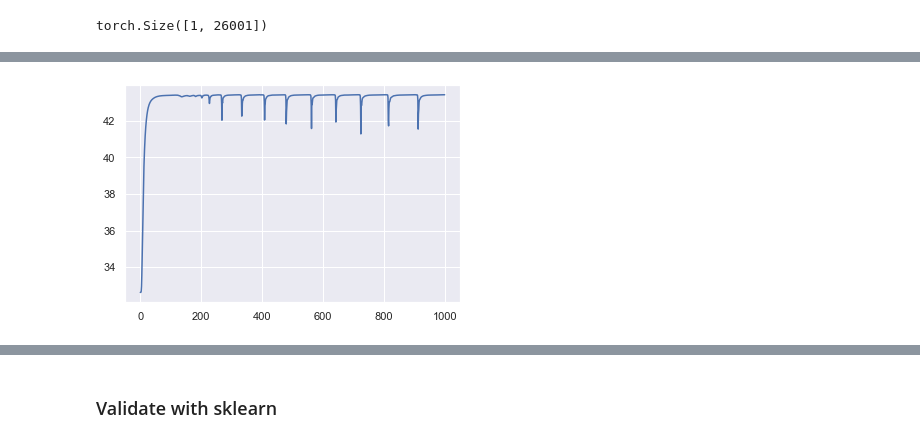
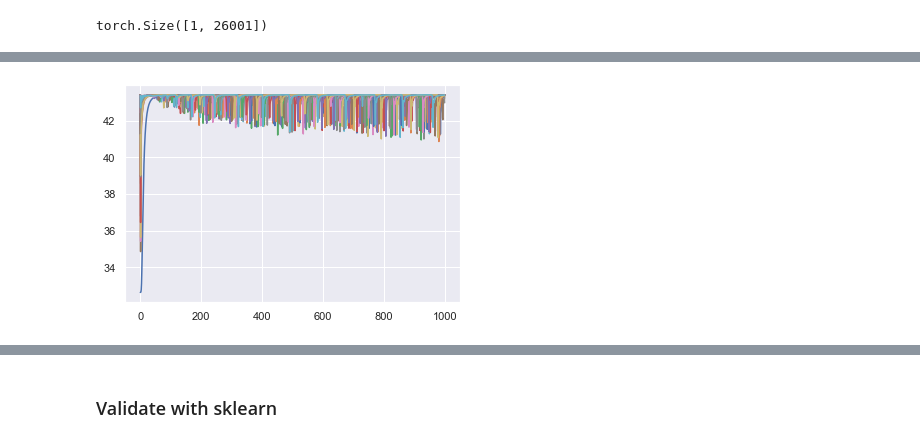
Before and after one commit to NickMeim/FattyLiverModeling, a Jupyter notebook: optimization/maximizeExplainedVariance.ipynb, the cells around one changed output, grey strips where cells are left out. Cells and saved outputs as stored; diff of their text form; code cells hidden in the pictures.

Commit message:
drafts for figures 3,4 and 6, with 6 being for variance optimization, are ready

```diff
--- a/optimization/maximizeExplainedVariance.ipynb
+++ b/optimization/maximizeExplainedVariance.ipynb
@@ -188,52 +188,63 @@ torch.Size([1, 26001])
 # %%
 df_lean = pd.DataFrame({})
 # df_fatty = pd.DataFrame({})
-loss_all = []
-exp_var_all = []
 iters = 1000
-torch.autograd.set_detect_anomaly(True)
-j=0
-for i in range(iters):
-    optimizer.zero_grad()
-    Xstar_lean = XB_lean + Input_lean
-    #Xstar_fatty = XB_fatty + Input_fatty
-    #X = torch.concat((XB,Xstar_lean,Xstar_fatty),0)
-    X = torch.concat((XB,Xstar_lean),0)
-    U,S,V = torch.svd(X)
-    #Z_A_B = torch.matmul(XA,P.T)
-    Z_A_B = torch.matmul(XA,V)
-    varAB = torch.var(Z_A_B,axis=0).sum()
+# torch.autograd.set_detect_anomaly(True)
+# j=0
+all_dx = np.zeros((30,XB.shape[1]))
+for j in range(30):
+    Input_lean = torch.nn.Parameter(dX_lean, requires_grad = True)
+    Input_lean.retain_grad()
+    optimizer = torch.optim.Adam([Input_lean],lr= 0.1,weight_decay=0)
+    torch.autograd.set_detect_anomaly(True)
+    loss_all = []
+    exp_var_all = []
+    for i in range(iters):
+        optimizer.zero_grad()
+        Xstar_lean = XB_lean + Input_lean
+        #Xstar_fatty = XB_fatty + Input_fatty
+        #X = torch.concat((XB,Xstar_lean,Xstar_fatty),0)
+        X = torch.concat((XB,Xstar_lean),0)
+        U,S,V = torch.svd(X)
+        #Z_A_B = torch.matmul(XA,P.T)
+        Z_A_B = torch.matmul(XA,V)
+        varAB = torch.var(Z_A_B,axis=0).sum()
 
-    ## spearman loss
-    #lean_spear = torch.abs(spearman_corr(Input_lean.squeeze(),W_B_extra[:,0]))
-    #lean_spear = lean_spear + torch.abs(spearman_corr(Input_lean.squeeze(),W_B_extra[:,1]))
-    #fatty_spear = spearman_corr(Input_fatty.squeeze(),W_B_extra[:,0]) + spearman_corr(Input_fatty.squeeze(),W_B_extra[:,1])
+        ## spearman loss
+        #lean_spear = torch.abs(spearman_corr(Input_lean.squeeze(),W_B_extra[:,0]))
+        #lean_spear = lean_spear + torch.abs(spearman_corr(Input_lean.squeeze(),W_B_extra[:,1]))
+        #fatty_spear = spearman_corr(Input_fatty.squeeze(),W_B_extra[:,0]) + spearman_corr(Input_fatty.squeeze(),W_B_extra[:,1])
 
-    loss = - varAB/varA
-    loss = loss + 1e-6 * torch.sum(torch.abs(Input_lean))
+        loss = - varAB/varA
+        loss = loss + 1e-6 * torch.sum(torch.abs(Input_lean))
 
-    loss.backward()
-    optimizer.step()
-    #scheduler.step()
+        loss.backward()
+        optimizer.step()
+        #scheduler.step()
 
-    exp_var = 100 * varAB/varA
-    exp_var = exp_var.item()
-    loss_all.append(loss.item())
-    exp_var_all.append(exp_var)
-    if i % 200 == 0 :
-        outString = 'Sample {:.0f} Iteration={:.0f}'.format(j,i)
-        outString += ', loss={:.4f}'.format(loss.item())
-        outString += ', explained_variance={:.2f}%'.format(exp_var)
-        print(outString)
-outString = 'Sample {:.0f} Iteration={:.0f}'.format(j,i)
-outString += ', loss={:.4f}'.format(loss.item())
-outString += ', explained_variance={:.2f}%'.format(exp_var)
-print(outString)
-lean_dx = pd.DataFrame(Input_lean.detach().cpu().numpy())
+        exp_var = 100 * varAB/varA
+        exp_var = exp_var.item()
+        loss_all.append(loss.item())
+        exp_var_all.append(exp_var)
+        if i % 200 == 0 :
+            outString = 'Sample {:.0f} Iteration={:.0f}'.format(j,i)
+            outString += ', loss={:.4f}'.format(loss.item())
+            outString += ', explained_variance={:.2f}%'.format(exp_var)
+            print(outString)
+    outString = 'Sample {:.0f} Iteration={:.0f}'.format(j,i)
+    outString += ', loss={:.4f}'.format(loss.item())
+    outString += ', explained_variance={:.2f}%'.format(exp_var)
+    print(outString)
+    plt.plot(range(iters),exp_var_all)
+    all_dx[j,:] = Input_lean.detach().cpu().numpy()
+    j = j +1
+# lean_dx = pd.DataFrame(Input_lean.detach().cpu().numpy())
+lean_dx = pd.DataFrame(np.mean(all_dx,0)).T
 lean_dx.columns = X_B.columns.values
+lean_dx_std = pd.DataFrame(np.std(all_dx,0)).T
+lean_dx_std.columns = X_B.columns.values
 df_lean = df_lean.append(lean_dx)
 # fatty_dx = pd.DataFrame(Input_fatty.detach().cpu().numpy())
 # fatty_dx.columns = X_B.columns.values
 # df_fatty = df_fatty.append(fatty_dx)
-plt.plot(range(iters),exp_var_all)
 # %% [output]
@@ -247,4 +268,4 @@ Sample 0 Iteration=999, loss=-0.4329, explained_variance=43.43%
-[figure, old version]
+[figure, new version]
 # %%
 # df_fatty.index = [i for i in range(XB_fatty.shape[0])]
 df_lean.index = [i for i in range(XB_lean.shape[0])]
```
Also changed, not shown: parts of 9 cells of this notebook, 13 other files.
